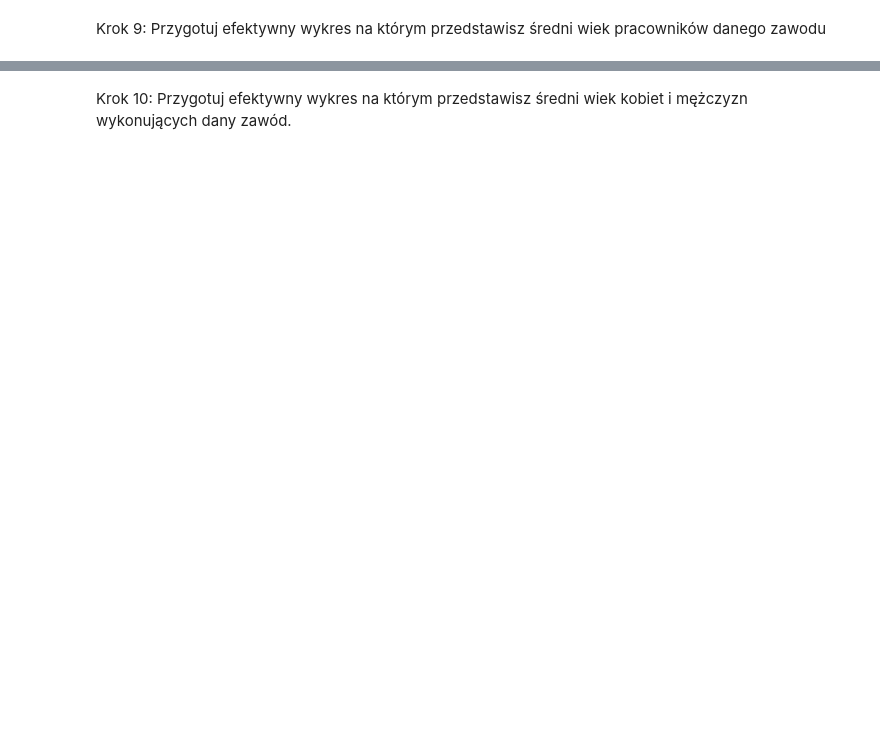
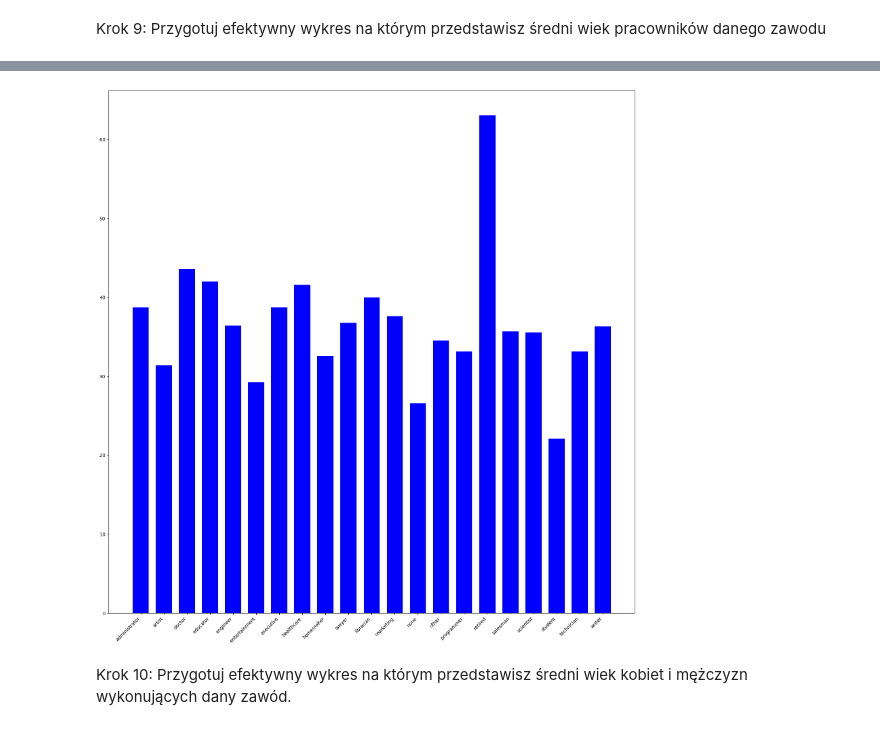
Before and after one commit to Sebastianyyy/effective-python-labs-uj, a Jupyter notebook: lab12.ipynb, the cells around one changed output, grey strips where cells are left out. Saved outputs shown, nothing was run; the diff lists cells and outputs as text; code cells hidden in the pictures; blank space fills up the shorter version.

```diff
--- a/lab12.ipynb
+++ b/lab12.ipynb
@@ -218,2 +344,5 @@ Wykorzystaj https://matplotlib.org/gallery/api/barchart.html#sphx-glr-gallery-ap
 # %% [markdown]
 Krok 9: Przygotuj efektywny wykres na którym przedstawisz średni wiek pracowników danego zawodu
+# %%
+x=df.groupby("occupation")['age'].mean()
+x
@@ -220,2 +367,10 @@ Krok 9: Przygotuj efektywny wykres na którym przedstawisz średni wiek pracowni
+# %%
+fig, ax = plt.subplots(figsize=(20, 20))
+plt.bar(x.index, x.values, color='blue', width=0.7)
+ax.set_xticks(x.index)
+ax.set_xticklabels(x.index, rotation=45, ha='right')
+plt.show()
+# %% [output]
+[figure, added]
 # %% [markdown]
 Krok 10: Przygotuj efektywny wykres na którym przedstawisz średni wiek kobiet i mężczyzn wykonujących dany zawód.
```
Also changed, not shown: parts of 13 cells of this notebook.
